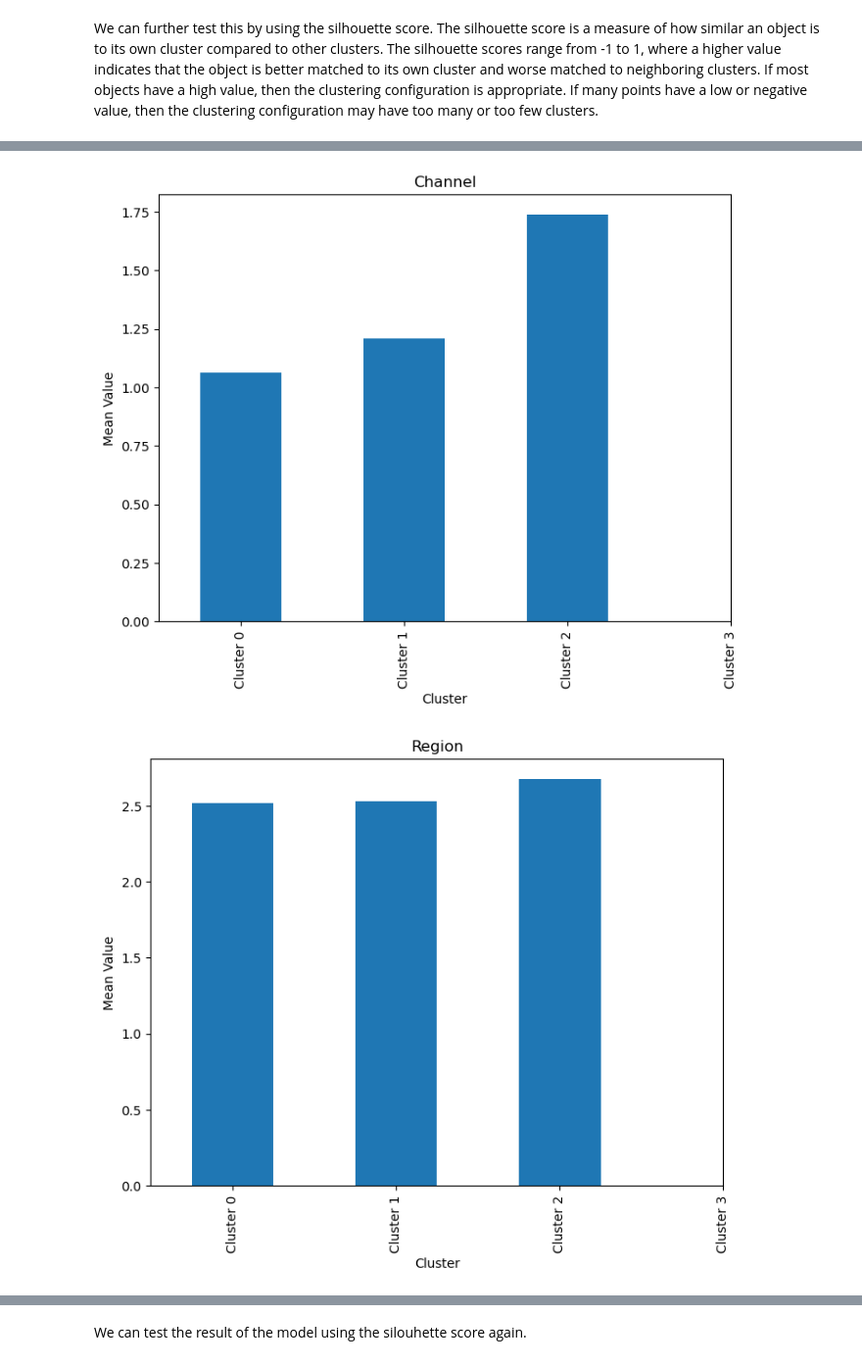
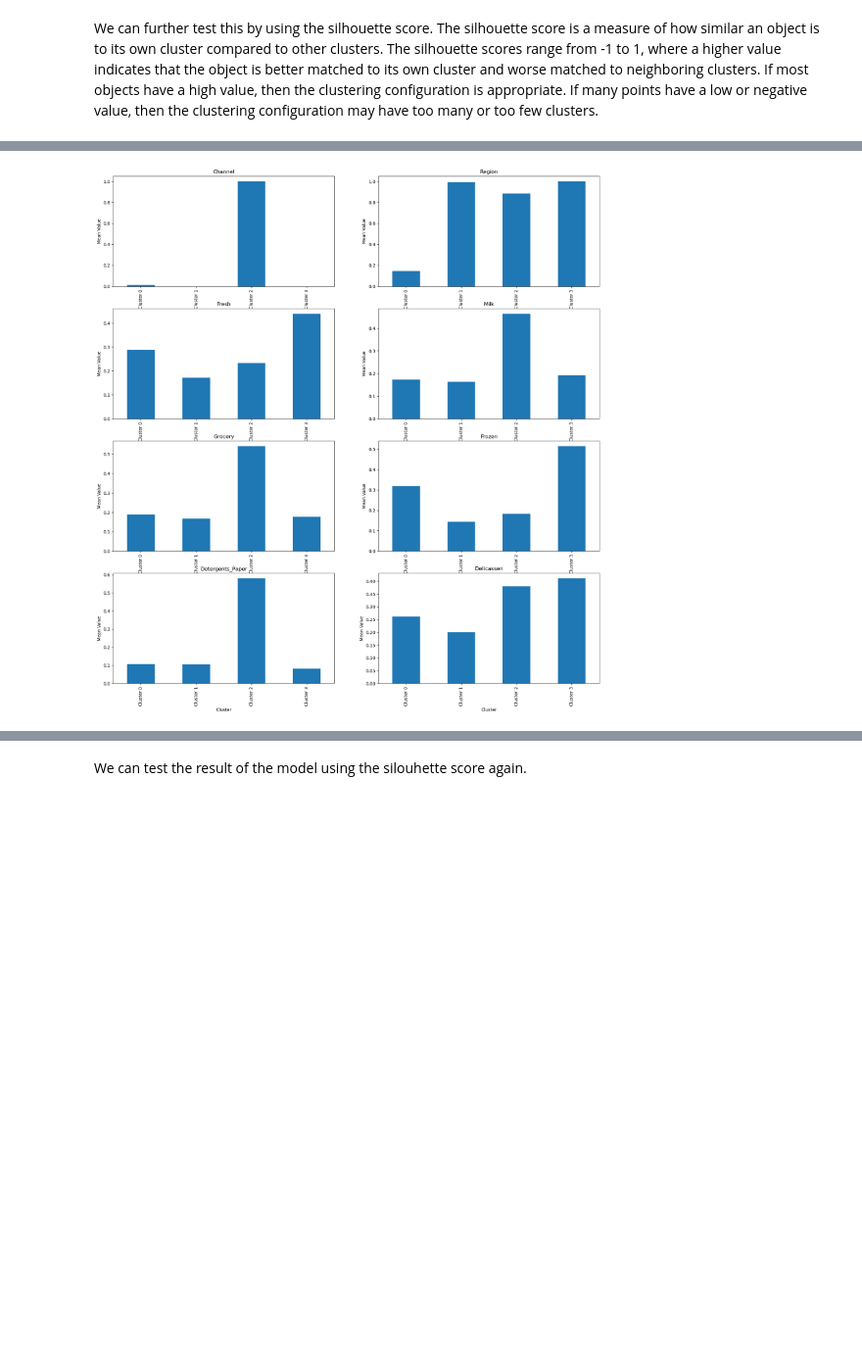
Before and after one commit to YuChenHeMTL/ML-Unsupervised-Learning, a Jupyter notebook: Unsupervised Learning - Project.ipynb, the cells around one changed output, grey strips where cells are left out. Shown: that part at 98% size. Drawn from its saved outputs; the diff is of its cells as text; code cells hidden in the pictures; blank space fills up the shorter version.

```diff
--- a/Unsupervised Learning - Project.ipynb
+++ b/Unsupervised Learning - Project.ipynb
@@ -203,8 +201,8 @@ Thus, we can conclude that the ideal number of clusters is 3 because the silhoue
 # %%
-kmeans = KMeans(n_clusters=3, init='random',
+# X, y = make_blobs(n_samples=300, n_features=df.shape[0], random_state=0)
+kmeans = KMeans(n_clusters=4,
+                init='k-means++',
                 n_init=10,
-                max_iter=300,
-                tol=1e-04,
                 random_state=0)
 kmeans.fit(df)
 cluster_labels = kmeans.labels_
@@ -222,16 +213,15 @@ df.head()
 # %%
 cluster_means = df.groupby('Cluster').mean()
 
-# Transpose the DataFrame so that the features are the rows (this will make plotting easier)
 cluster_means = cluster_means.transpose()
 
-# Create bar plot for each feature
-for feature in cluster_means.index:
-    cluster_means.loc[feature].plot(kind='bar', figsize=(8,6))
-    plt.title(feature)
-    plt.ylabel('Mean Value')
-    plt.xticks(ticks=range(4), labels=['Cluster 0', 'Cluster 1', 'Cluster 2', 'Cluster 3'])
-    plt.show()
+fig, axs = plt.subplots(nrows=math.ceil(len(columns) / 2), ncols=3 if len(columns) % 3 == 0 else 2, figsize=(20, math.ceil(len(columns) / 3) * 7))
+for idx, ax in enumerate(axs.flatten()):
+    feature = cluster_means.index[idx]
+    cluster_means.loc[feature].plot(kind='bar', ax=ax)
+    ax.set_ylabel('Mean Value')
+    ax.set_xticks(ticks=range(4), labels=['Cluster 0', 'Cluster 1', 'Cluster 2', 'Cluster 3'])
+    ax.set_title(feature)
+plt.show()
 # %% [output]
-[figure, old version]
+[figure, new version]
-[figure, removed]
```
Also changed, not shown: parts of 9 cells of this notebook, 1 other file.
